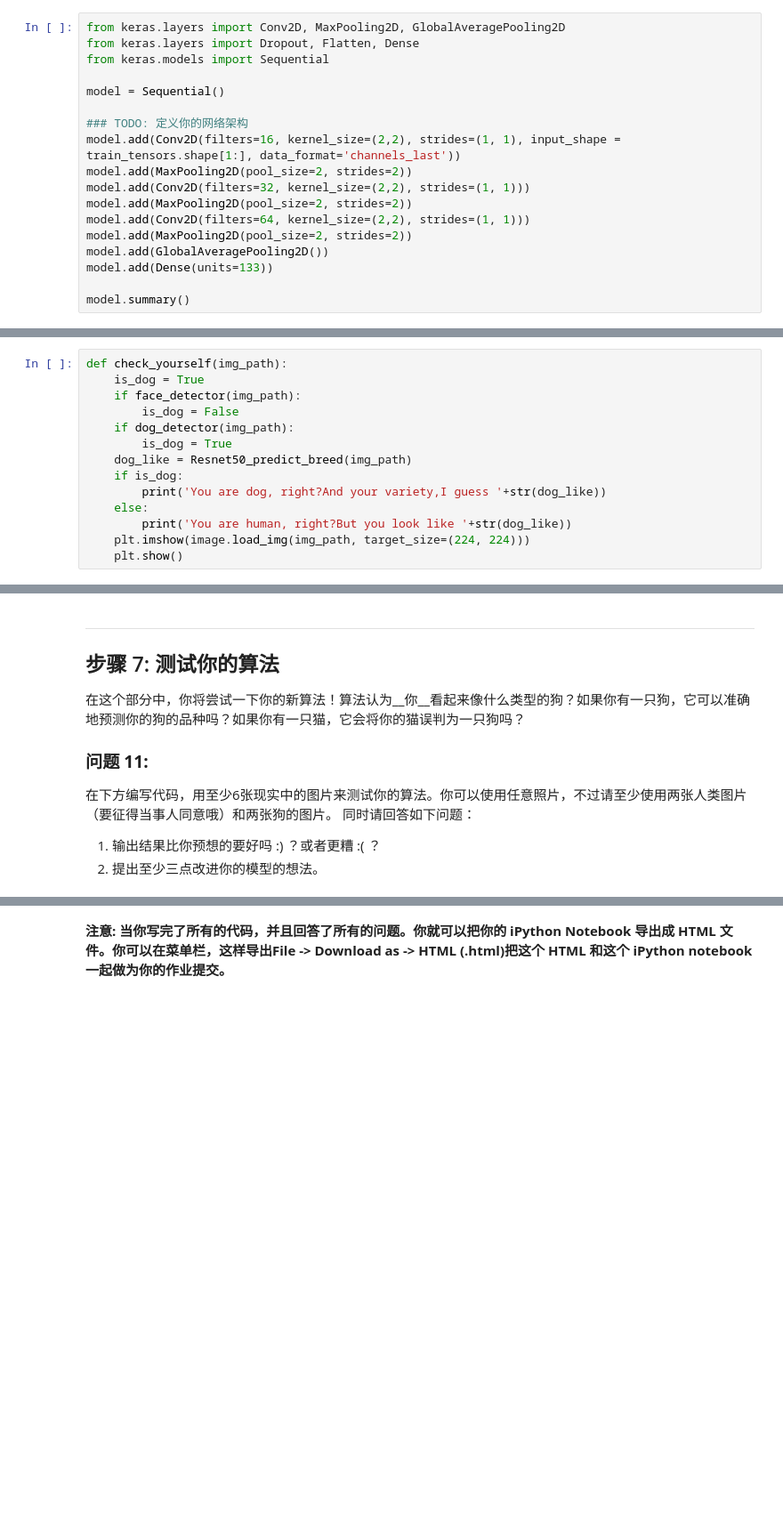
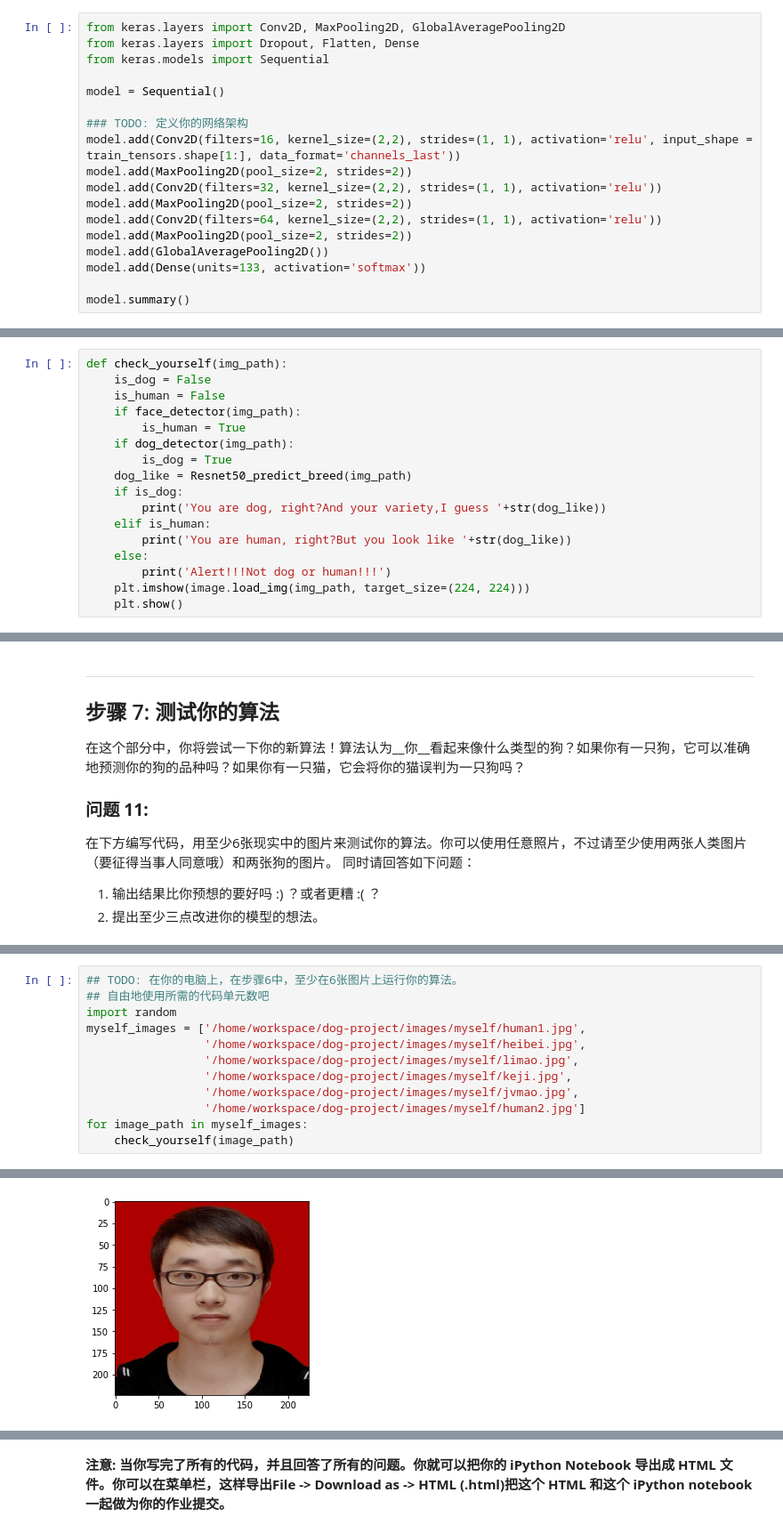
Before and after one commit to NemoHoHaloAi/machine-learning-plus, a Jupyter notebook: dog_app_zh.ipynb, the cells around one changed output, grey strips where cells are left out. Shown at 89% size. Saved outputs shown, nothing was run; the diff lists cells and outputs as text; blank space fills up the shorter version.

```diff
--- a/dog_app_zh.ipynb
+++ b/dog_app_zh.ipynb
@@ -414,14 +413,14 @@ from keras.models import Sequential
 model = Sequential()
 
 ### TODO: 定义你的网络架构
-model.add(Conv2D(filters=16, kernel_size=(2,2), strides=(1, 1), input_shape = train_tensors.shape[1:], data_format='channels_last'))
+model.add(Conv2D(filters=16, kernel_size=(2,2), strides=(1, 1), activation='relu', input_shape = train_tensors.shape[1:], data_format='channels_last'))
 model.add(MaxPooling2D(pool_size=2, strides=2))
-model.add(Conv2D(filters=32, kernel_size=(2,2), strides=(1, 1)))
+model.add(Conv2D(filters=32, kernel_size=(2,2), strides=(1, 1), activation='relu'))
 model.add(MaxPooling2D(pool_size=2, strides=2))
-model.add(Conv2D(filters=64, kernel_size=(2,2), strides=(1, 1)))
+model.add(Conv2D(filters=64, kernel_size=(2,2), strides=(1, 1), activation='relu'))
 model.add(MaxPooling2D(pool_size=2, strides=2))
 model.add(GlobalAveragePooling2D())
-model.add(Dense(units=133))
+model.add(Dense(units=133, activation='softmax'))
 
 model.summary()
 # %% [output]
@@ -862,16 +863,19 @@ plt.show()
 定义函数，接受img_path输入，返回是狗狗还是人类，如果是狗狗，是哪种类别，如果是人类，跟哪种类别最接近呢
 # %%
 def check_yourself(img_path):
-    is_dog = True
+    is_dog = False
+    is_human = False
     if face_detector(img_path):
-        is_dog = False
+        is_human = True
     if dog_detector(img_path):
         is_dog = True
     dog_like = Resnet50_predict_breed(img_path)
     if is_dog:
         print('You are dog, right?And your variety,I guess '+str(dog_like))
+    elif is_human:
+        print('You are human, right?But you look like '+str(dog_like))
     else:
-        print('You are human, right?But you look like '+str(dog_like))
+        print('Alert!!!Not dog or human!!!')
     plt.imshow(image.load_img(img_path, target_size=(224, 224)))
     plt.show()
 # %% [markdown]
@@ -946,0 +928,13 @@ You are dog, right?And your variety,I guess in/054.Collie
+# %%
+## TODO: 在你的电脑上，在步骤6中，至少在6张图片上运行你的算法。
+## 自由地使用所需的代码单元数吧
+import random
+myself_images = ['/home/workspace/dog-project/images/myself/human1.jpg',
+                 '/home/workspace/dog-project/images/myself/heibei.jpg',
+                 '/home/workspace/dog-project/images/myself/limao.jpg',
+                 '/home/workspace/dog-project/images/myself/keji.jpg',
+                 '/home/workspace/dog-project/images/myself/jvmao.jpg',
+                 '/home/workspace/dog-project/images/myself/human2.jpg']
+for image_path in myself_images:
+    check_yourself(image_path)
+# %% [output]
@@ -946,0 +942 @@ You are dog, right?And your variety,I guess in/054.Collie
+[figure, added]
```
Also changed, not shown: parts of 20 cells of this notebook, 2 other files.
